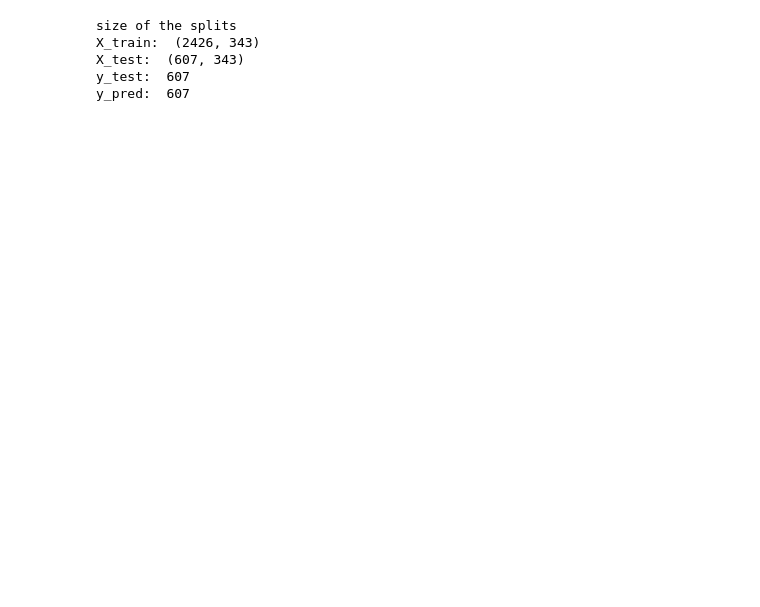
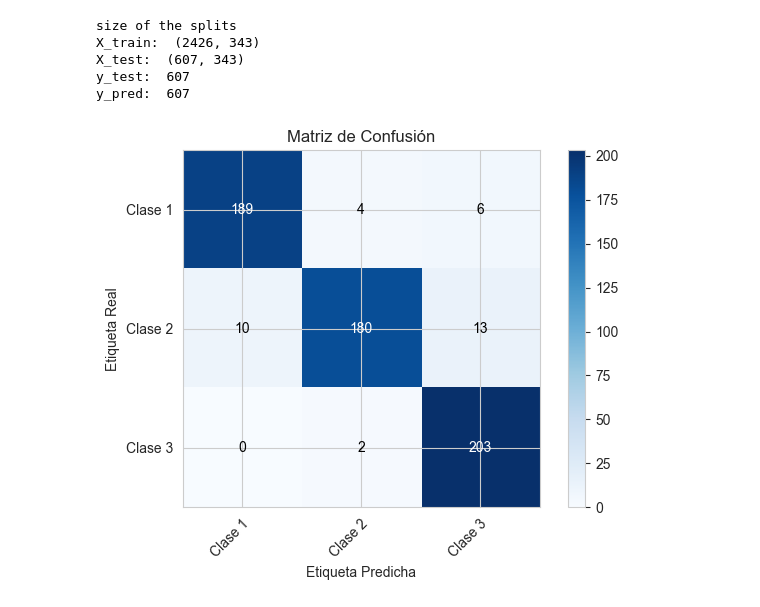
Before and after one commit to opcruz/gaiaDR3ML, a Jupyter notebook: GaiaXpy/RNA/RNA_Balance_Data_SNG.ipynb, the cells around one changed output. Saved outputs shown, nothing was run; the diff lists cells and outputs as text; code cells hidden in the pictures; blank space fills up the shorter version.

```diff
--- a/GaiaXpy/RNA/RNA_Balance_Data_SNG.ipynb
+++ b/GaiaXpy/RNA/RNA_Balance_Data_SNG.ipynb
@@ -133,3 +139,49 @@ X_train:  (2426, 343)
 X_test:  (607, 343)
 y_test:  607
 y_pred:  607
+# %%
+import numpy as np
+import matplotlib.pyplot as plt
+from sklearn.metrics import confusion_matrix
+
+# Ejemplo de matriz de confusión
+# Cambia estos valores con tu propia matriz de confusión
+# Aquí se muestra una matriz de 3x3 como ejemplo
+# cm = np.array([[10, 2, 0],
+#                [3, 15, 1],
+#                [1, 0, 12]])
+
+# Etiquetas de las clases
+# Cambia estas etiquetas con las correspondientes a tu problema
+labels = ['Clase 1', 'Clase 2', 'Clase 3']
+
+# Crear la figura y el eje
+fig, ax = plt.subplots()
+im = ax.imshow(cm, interpolation='nearest', cmap=plt.cm.Blues)
+ax.figure.colorbar(im, ax=ax)
+
+# Añadir detalles al gráfico
+ax.set(xticks=np.arange(cm.shape[1]),
+       yticks=np.arange(cm.shape[0]),
+       xticklabels=labels, yticklabels=labels,
+       title='Matriz de Confusión',
+       ylabel='Etiqueta Real',
+       xlabel='Etiqueta Predicha')
+
+# Rotar las etiquetas del eje x
+plt.setp(ax.get_xticklabels(), rotation=45, ha="right",
+         rotation_mode="anchor")
+
+# Mostrar los valores de la matriz en cada celda
+thresh = cm.max() / 2.
+for i in range(cm.shape[0]):
+    for j in range(cm.shape[1]):
+        ax.text(j, i, format(cm[i, j], 'd'),
+                ha="center", va="center",
+                color="white" if cm[i, j] > thresh else "black")
+
+# Ajustar el diseño y mostrar el gráfico
+fig.tight_layout()
+plt.show()
+# %% [output]
+[figure, added]
```
Also changed, not shown: parts of 7 cells of this notebook, 18 other files.
